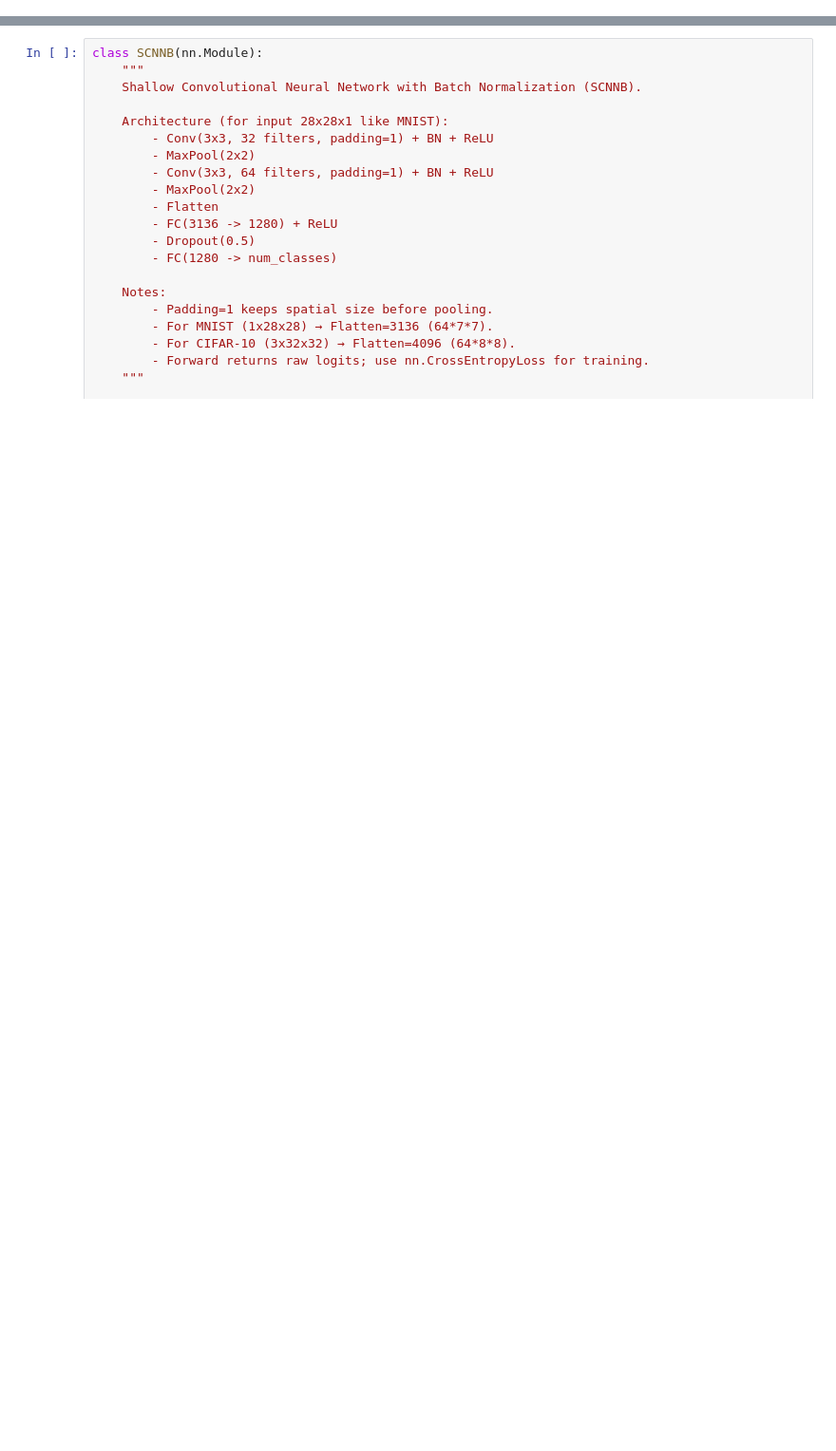
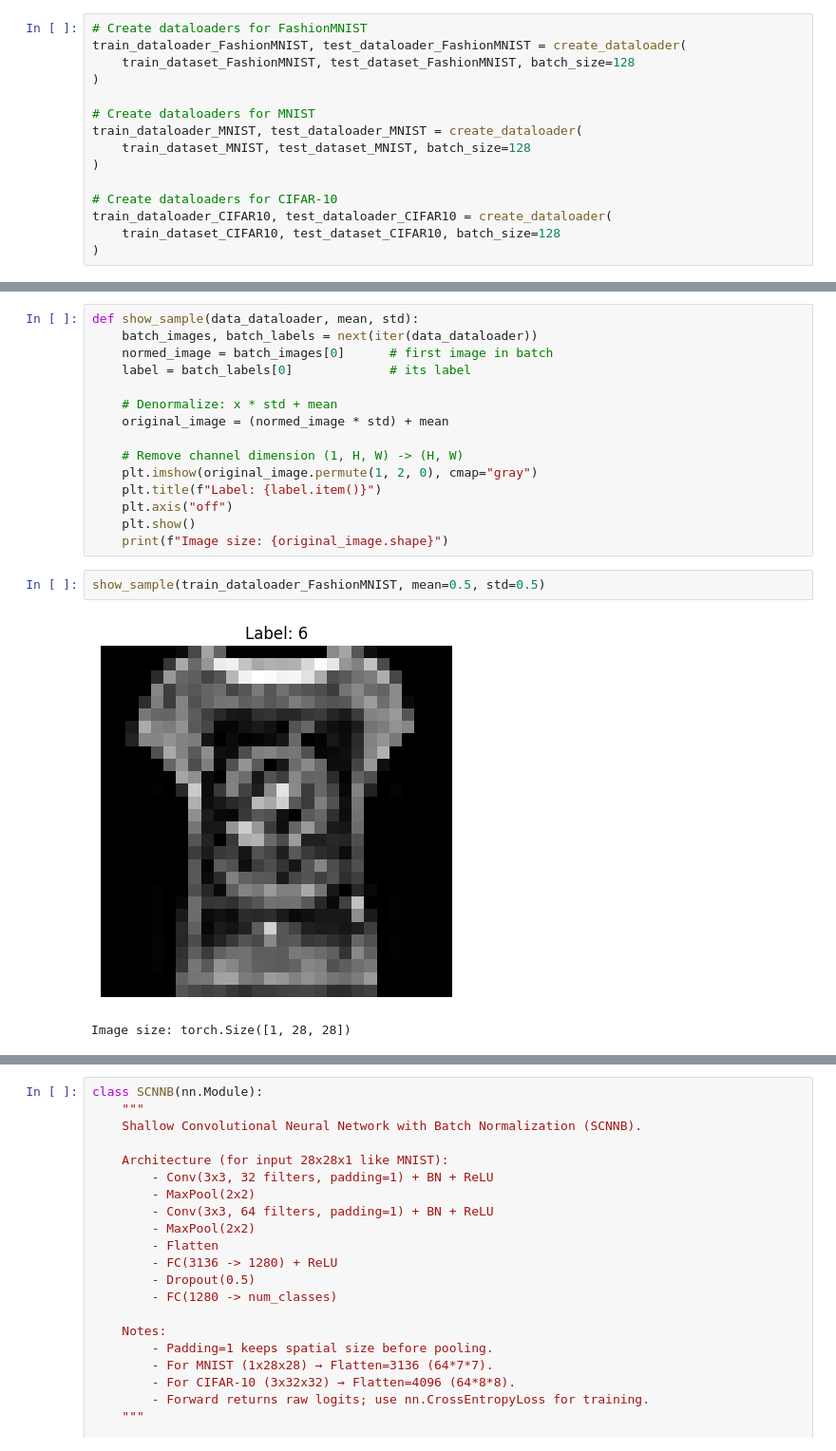
Before and after one commit to mjmousavi97/Deep-Learning-Tehran-uni, a Jupyter notebook: HomeWorks/03 HW/src/main.ipynb, the cells around one changed output, grey strips where cells are left out. Shown at 95% size. Drawn from its saved outputs; the diff is of its cells as text; blank space fills up the shorter version.

Commit message:
Datasets loaded and three models with different architectures implemented.

```diff
--- a/HomeWorks/03 HW/src/main.ipynb
+++ b/HomeWorks/03 HW/src/main.ipynb
@@ -6,0 +137,15 @@ import torch.nn.functional as F
+# %%
+# Create dataloaders for FashionMNIST
+train_dataloader_FashionMNIST, test_dataloader_FashionMNIST = create_dataloader(
+    train_dataset_FashionMNIST, test_dataset_FashionMNIST, batch_size=128
+)
+
+# Create dataloaders for MNIST
+train_dataloader_MNIST, test_dataloader_MNIST = create_dataloader(
+    train_dataset_MNIST, test_dataset_MNIST, batch_size=128
+)
+
+# Create dataloaders for CIFAR-10
+train_dataloader_CIFAR10, test_dataloader_CIFAR10 = create_dataloader(
+    train_dataset_CIFAR10, test_dataset_CIFAR10, batch_size=128
+)
@@ -6,0 +160,20 @@ import torch.nn.functional as F
+# %%
+def show_sample(data_dataloader, mean, std):
+    batch_images, batch_labels = next(iter(data_dataloader))
+    normed_image = batch_images[0]      # first image in batch
+    label = batch_labels[0]             # its label
+
+    # Denormalize: x * std + mean
+    original_image = (normed_image * std) + mean
+
+    # Remove channel dimension (1, H, W) -> (H, W)
+    plt.imshow(original_image.permute(1, 2, 0), cmap="gray")
+    plt.title(f"Label: {label.item()}")
+    plt.axis("off")
+    plt.show()
+    print(f"Image size: {original_image.shape}")
+# %%
+show_sample(train_dataloader_FashionMNIST, mean=0.5, std=0.5)
+# %% [output]
+[figure, added]
+Image size: torch.Size([1, 28, 28])
```
Also changed, not shown: parts of 18 cells of this notebook.
